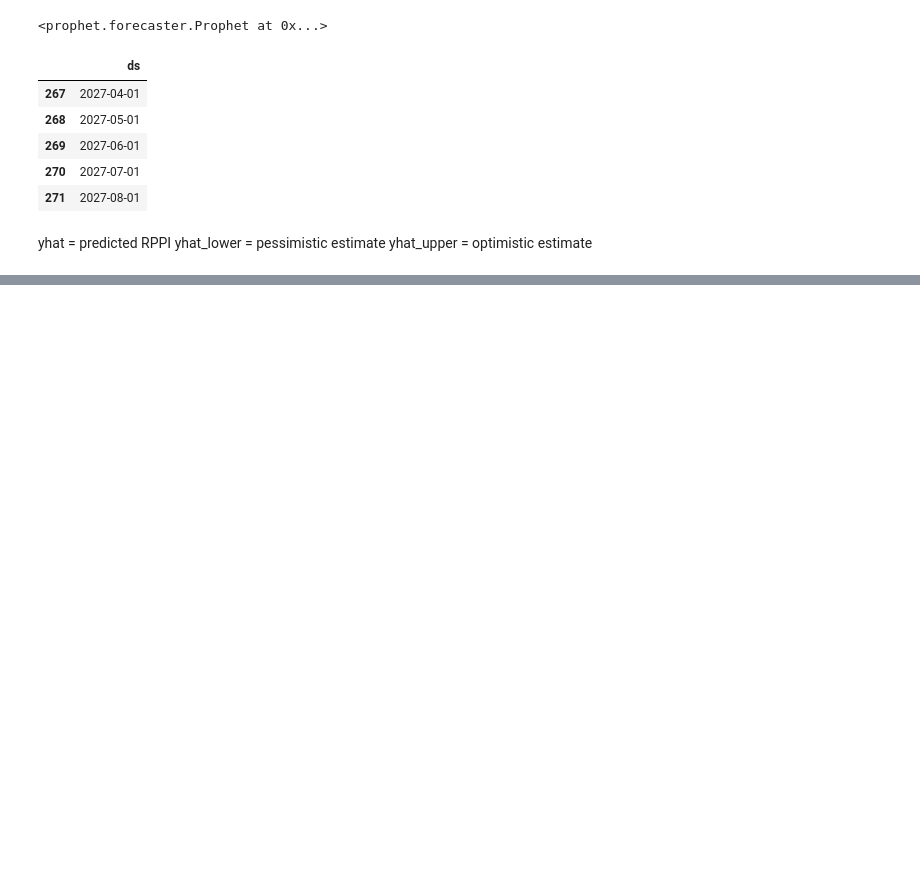
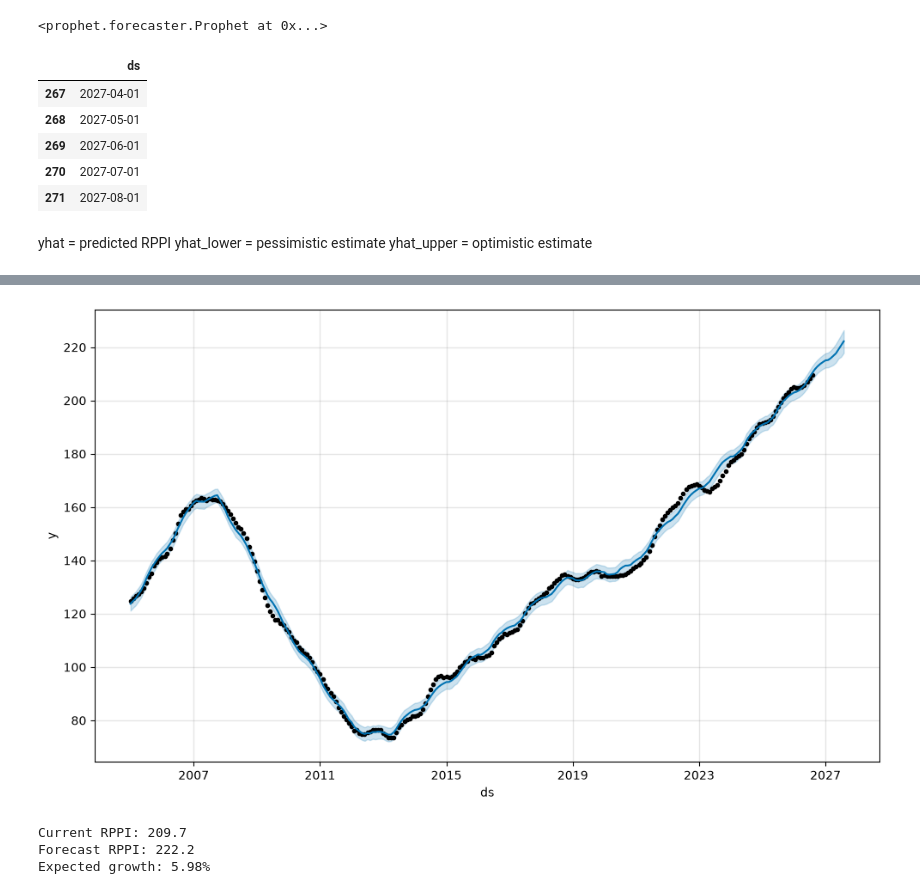
Before and after one commit to Caesarina1/RPPI, a Jupyter notebook: residential_property_price_index.ipynb, the cells around one changed output, grey strips where cells are left out. Saved outputs shown, nothing was run; the diff lists cells and outputs as text; code cells hidden in the pictures; blank space fills up the shorter version.

Commit message:
overall forecast for the next year is finished

```diff
--- a/residential_property_price_index.ipynb
+++ b/residential_property_price_index.ipynb
@@ -137,0 +138,19 @@ forecast[['ds','yhat','yhat_lower','yhat_upper']].tail(12)
+# %%
+fig = model.plot(forecast)
+plt.show()
+# %% [output]
+[figure, added]
+# %%
+current = prophet_df['y'].iloc[-1]
+
+predicted = forecast['yhat'].iloc[-1]
+
+growth = ((predicted - current) / current) * 100
+
+print(f"Current RPPI: {current:.1f}")
+print(f"Forecast RPPI: {predicted:.1f}")
+print(f"Expected growth: {growth:.2f}%")
+# %% [output]
+Current RPPI: 209.7
+Forecast RPPI: 222.2
+Expected growth: 5.98%
```
Also changed, not shown: parts of 3 cells of this notebook.
